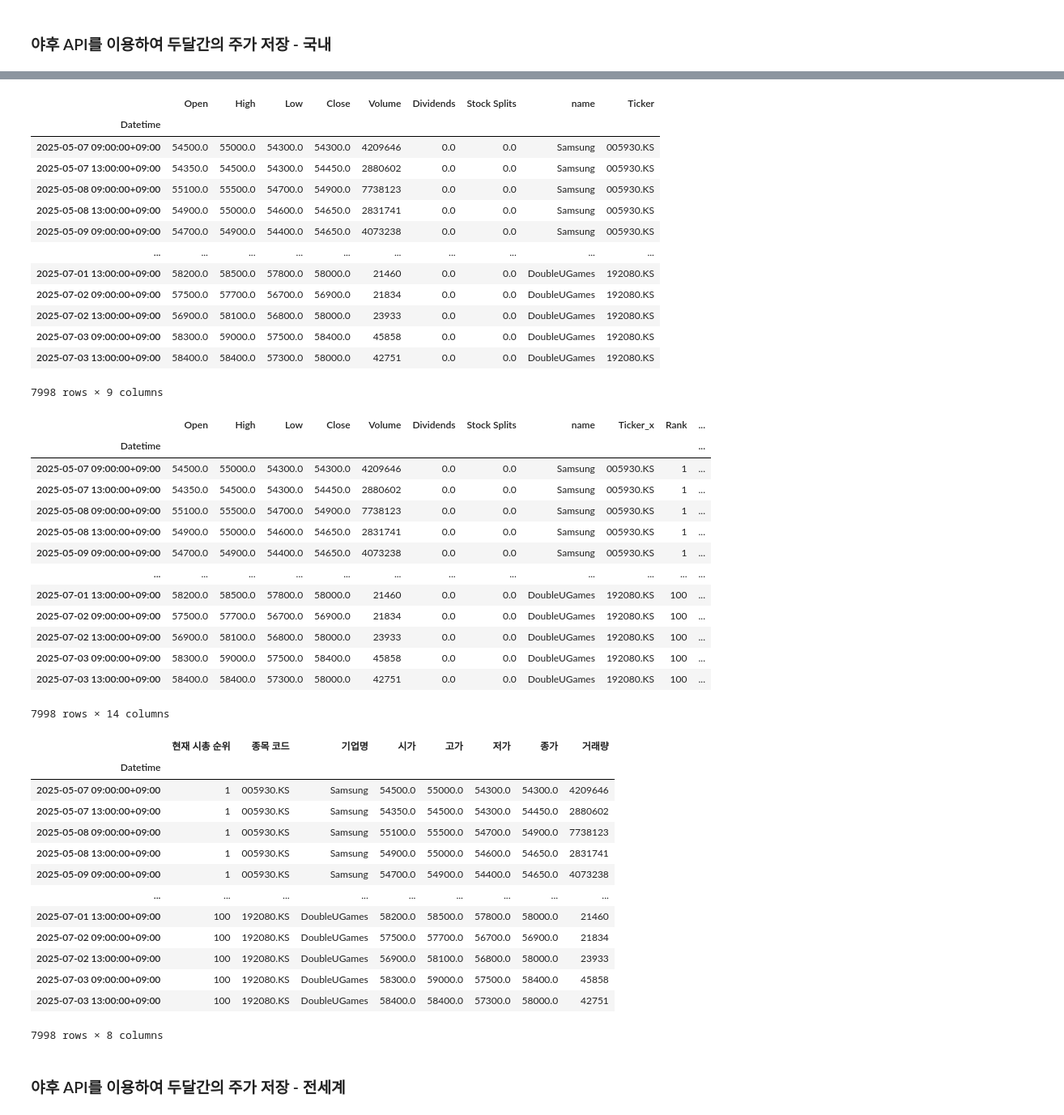
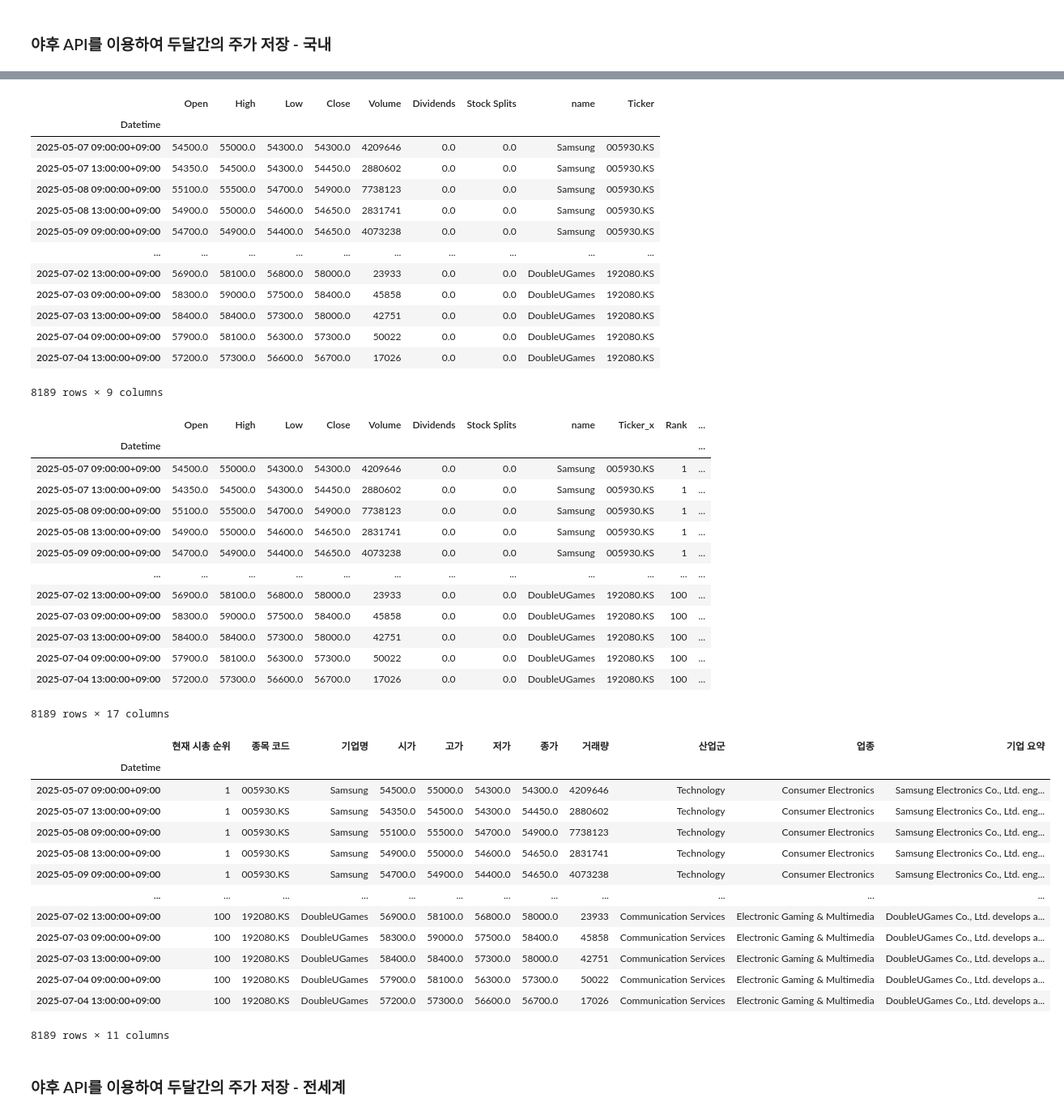
Before and after one commit to Seungwoo-JI64/25-Summer-MIRAEASSET, a Jupyter notebook: 주식데이터/주식크롤링_yhj.ipynb, the cells around one changed output, grey strips where cells are left out. Shown at 81% size. Drawn from its saved outputs; the diff is of its cells as text; code cells hidden in the pictures.

```diff
--- a/주식데이터/주식크롤링_yhj.ipynb
+++ b/주식데이터/주식크롤링_yhj.ipynb
@@ -205,0 +210,24 @@ print(df_gb)  # 상위 10개 출력
+# %%
+from tqdm import tqdm
+tqdm.pandas()
+
+# 세 개 열 추가용 함수
+def get_company_info(ticker_symbol):
+    try:
+        ticker = yf.Ticker(ticker_symbol)
+        info = ticker.info
+
+        sector = info.get("sector", "N/A")
+        industry = info.get("industry", "N/A")
+        summary = info.get("longBusinessSummary", "N/A")
+
+        return pd.Series([sector, industry, summary])
+
+    except Exception as e:
+        return pd.Series(["N/A", "N/A", "N/A"])
+
+# 실제 사용 (예: korea_df)
+df_kr[["Sector", "Industry", "Summary"]] = df_kr["Ticker"].progress_apply(get_company_info)
+
+#global_df에도 동일하게 적용 가능
+df_gb[["Sector", "Industry", "Summary"]] = df_gb["Ticker"].progress_apply(get_company_info)
@@ -257,12 +315,12 @@ korea_df
 | 2025-05-08 13:00:00+09:00 | 54900.0 | 55000.0 | 54600.0 | 54650.0 | 2831741 | 0.0 | 0.0 | Samsung | 005930.KS |
 | 2025-05-09 09:00:00+09:00 | 54700.0 | 54900.0 | 54400.0 | 54650.0 | 4073238 | 0.0 | 0.0 | Samsung | 005930.KS |
 | ... | ... | ... | ... | ... | ... | ... | ... | ... | ... |
-| 2025-07-01 13:00:00+09:00 | 58200.0 | 58500.0 | 57800.0 | 58000.0 | 21460 | 0.0 | 0.0 | DoubleUGames | 192080.KS |
-| 2025-07-02 09:00:00+09:00 | 57500.0 | 57700.0 | 56700.0 | 56900.0 | 21834 | 0.0 | 0.0 | DoubleUGames | 192080.KS |
 | 2025-07-02 13:00:00+09:00 | 56900.0 | 58100.0 | 56800.0 | 58000.0 | 23933 | 0.0 | 0.0 | DoubleUGames | 192080.KS |
 | 2025-07-03 09:00:00+09:00 | 58300.0 | 59000.0 | 57500.0 | 58400.0 | 45858 | 0.0 | 0.0 | DoubleUGames | 192080.KS |
 | 2025-07-03 13:00:00+09:00 | 58400.0 | 58400.0 | 57300.0 | 58000.0 | 42751 | 0.0 | 0.0 | DoubleUGames | 192080.KS |
+| 2025-07-04 09:00:00+09:00 | 57900.0 | 58100.0 | 56300.0 | 57300.0 | 50022 | 0.0 | 0.0 | DoubleUGames | 192080.KS |
+| 2025-07-04 13:00:00+09:00 | 57200.0 | 57300.0 | 56600.0 | 56700.0 | 17026 | 0.0 | 0.0 | DoubleUGames | 192080.KS |
-7998 rows × 9 columns
+8189 rows × 9 columns
 # %%
 # 인덱스 초기화 (Datetime을 일반 열로)
 korea_df = korea_df.reset_index()
@@ -286,32 +344,32 @@ korea_df
 | 2025-05-08 13:00:00+09:00 | 54900.0 | 55000.0 | 54600.0 | 54650.0 | 2831741 | 0.0 | 0.0 | Samsung | 005930.KS | 1 | ... |
 | 2025-05-09 09:00:00+09:00 | 54700.0 | 54900.0 | 54400.0 | 54650.0 | 4073238 | 0.0 | 0.0 | Samsung | 005930.KS | 1 | ... |
 | ... | ... | ... | ... | ... | ... | ... | ... | ... | ... | ... | ... |
-| 2025-07-01 13:00:00+09:00 | 58200.0 | 58500.0 | 57800.0 | 58000.0 | 21460 | 0.0 | 0.0 | DoubleUGames | 192080.KS | 100 | ... |
-| 2025-07-02 09:00:00+09:00 | 57500.0 | 57700.0 | 56700.0 | 56900.0 | 21834 | 0.0 | 0.0 | DoubleUGames | 192080.KS | 100 | ... |
 | 2025-07-02 13:00:00+09:00 | 56900.0 | 58100.0 | 56800.0 | 58000.0 | 23933 | 0.0 | 0.0 | DoubleUGames | 192080.KS | 100 | ... |
 | 2025-07-03 09:00:00+09:00 | 58300.0 | 59000.0 | 57500.0 | 58400.0 | 45858 | 0.0 | 0.0 | DoubleUGames | 192080.KS | 100 | ... |
 | 2025-07-03 13:00:00+09:00 | 58400.0 | 58400.0 | 57300.0 | 58000.0 | 42751 | 0.0 | 0.0 | DoubleUGames | 192080.KS | 100 | ... |
+| 2025-07-04 09:00:00+09:00 | 57900.0 | 58100.0 | 56300.0 | 57300.0 | 50022 | 0.0 | 0.0 | DoubleUGames | 192080.KS | 100 | ... |
+| 2025-07-04 13:00:00+09:00 | 57200.0 | 57300.0 | 56600.0 | 56700.0 | 17026 | 0.0 | 0.0 | DoubleUGames | 192080.KS | 100 | ... |
-7998 rows × 14 columns
+8189 rows × 17 columns
 # %%
 #필요한 열 선택, 보기쉽게 재배치
-korea_df = korea_df[['Rank','Ticker_x', 'name', 'Open', 'High', 'Low', 'Close', 'Volume']]
-korea_df.columns = ['현재 시총 순위', '종목 코드', '기업명', '시가', '고가', '저가', '종가', '거래량']
+korea_df = korea_df[['Rank','Ticker_x', 'name', 'Open', 'High', 'Low', 'Close', 'Volume',"Sector", "Industry", "Summary"]]
+korea_df.columns = ['현재 시총 순위', '종목 코드', '기업명', '시가', '고가', '저가', '종가', '거래량',"산업군", "업종", "기업 요약"]
 korea_df
 # %% [output]
-|  | 현재 시총 순위 | 종목 코드 | 기업명 | 시가 | 고가 | 저가 | 종가 | 거래량 |
-| Datetime |  |  |  |  |  |  |  |  |
-| 2025-05-07 09:00:00+09:00 | 1 | 005930.KS | Samsung | 54500.0 | 55000.0 | 54300.0 | 54300.0 | 4209646 |
-| 2025-05-07 13:00:00+09:00 | 1 | 005930.KS | Samsung | 54350.0 | 54500.0 | 54300.0 | 54450.0 | 2880602 |
-| 2025-05-08 09:00:00+09:00 | 1 | 005930.KS | Samsung | 55100.0 | 55500.0 | 54700.0 | 54900.0 | 7738123 |
-| 2025-05-08 13:00:00+09:00 | 1 | 005930.KS | Samsung | 54900.0 | 55000.0 | 54600.0 | 54650.0 | 2831741 |
-| 2025-05-09 09:00:00+09:00 | 1 | 005930.KS | Samsung | 54700.0 | 54900.0 | 54400.0 | 54650.0 | 4073238 |
-| ... | ... | ... | ... | ... | ... | ... | ... | ... |
-| 2025-07-01 13:00:00+09:00 | 100 | 192080.KS | DoubleUGames | 58200.0 | 58500.0 | 57800.0 | 58000.0 | 21460 |
-| 2025-07-02 09:00:00+09:00 | 100 | 192080.KS | DoubleUGames | 57500.0 | 57700.0 | 56700.0 | 56900.0 | 21834 |
-| 2025-07-02 13:00:00+09:00 | 100 | 192080.KS | DoubleUGames | 56900.0 | 58100.0 | 56800.0 | 58000.0 | 23933 |
-| 2025-07-03 09:00:00+09:00 | 100 | 192080.KS | DoubleUGames | 58300.0 | 59000.0 | 57500.0 | 58400.0 | 45858 |
-| 2025-07-03 13:00:00+09:00 | 100 | 192080.KS | DoubleUGames | 58400.0 | 58400.0 | 57300.0 | 58000.0 | 42751 |
+|  | 현재 시총 순위 | 종목 코드 | 기업명 | 시가 | 고가 | 저가 | 종가 | 거래량 | 산업군 | 업종 | 기업 요약 |
+| Datetime |  |  |  |  |  |  |  |  |  |  |  |
+| 2025-05-07 09:00:00+09:00 | 1 | 005930.KS | Samsung | 54500.0 | 55000.0 | 54300.0 | 54300.0 | 4209646 | Technology | Consumer Electronics | Samsung Electronics Co., Ltd. eng... |
+| 2025-05-07 13:00:00+09:00 | 1 | 005930.KS | Samsung | 54350.0 | 54500.0 | 54300.0 | 54450.0 | 2880602 | Technology | Consumer Electronics | Samsung Electronics Co., Ltd. eng... |
+| 2025-05-08 09:00:00+09:00 | 1 | 005930.KS | Samsung | 55100.0 | 55500.0 | 54700.0 | 54900.0 | 7738123 | Technology | Consumer Electronics | Samsung Electronics Co., Ltd. eng... |
+| 2025-05-08 13:00:00+09:00 | 1 | 005930.KS | Samsung | 54900.0 | 55000.0 | 54600.0 | 54650.0 | 2831741 | Technology | Consumer Electronics | Samsung Electronics Co., Ltd. eng... |
+| 2025-05-09 09:00:00+09:00 | 1 | 005930.KS | Samsung | 54700.0 | 54900.0 | 54400.0 | 54650.0 | 4073238 | Technology | Consumer Electronics | Samsung Electronics Co., Ltd. eng... |
+| ... | ... | ... | ... | ... | ... | ... | ... | ... | ... | ... | ... |
+| 2025-07-02 13:00:00+09:00 | 100 | 192080.KS | DoubleUGames | 56900.0 | 58100.0 | 56800.0 | 58000.0 | 23933 | Communication Services | Electronic Gaming & Multimedia | DoubleUGames Co., Ltd. develops a... |
+| 2025-07-03 09:00:00+09:00 | 100 | 192080.KS | DoubleUGames | 58300.0 | 59000.0 | 57500.0 | 58400.0 | 45858 | Communication Services | Electronic Gaming & Multimedia | DoubleUGames Co., Ltd. develops a... |
+| 2025-07-03 13:00:00+09:00 | 100 | 192080.KS | DoubleUGames | 58400.0 | 58400.0 | 57300.0 | 58000.0 | 42751 | Communication Services | Electronic Gaming & Multimedia | DoubleUGames Co., Ltd. develops a... |
+| 2025-07-04 09:00:00+09:00 | 100 | 192080.KS | DoubleUGames | 57900.0 | 58100.0 | 56300.0 | 57300.0 | 50022 | Communication Services | Electronic Gaming & Multimedia | DoubleUGames Co., Ltd. develops a... |
+| 2025-07-04 13:00:00+09:00 | 100 | 192080.KS | DoubleUGames | 57200.0 | 57300.0 | 56600.0 | 56700.0 | 17026 | Communication Services | Electronic Gaming & Multimedia | DoubleUGames Co., Ltd. develops a... |
-7998 rows × 8 columns
+8189 rows × 11 columns
 # %% [markdown]
 ### 야후 API를 이용하여 두달간의 주가 저장 - 전세계
 # %%
```
Also changed, not shown: parts of 17 cells of this notebook, 2 other files.
